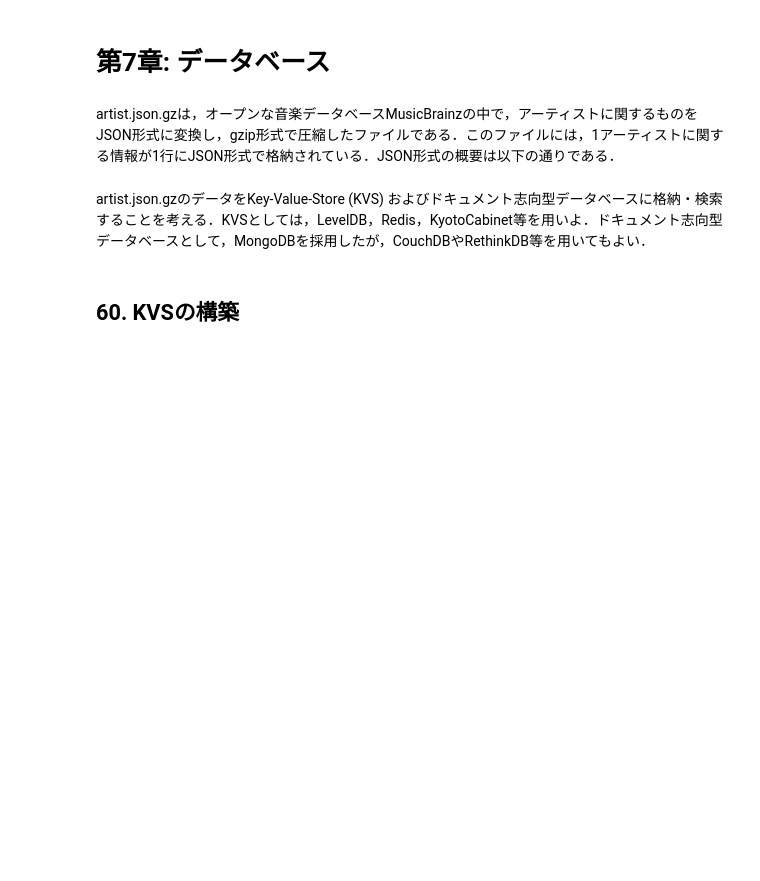
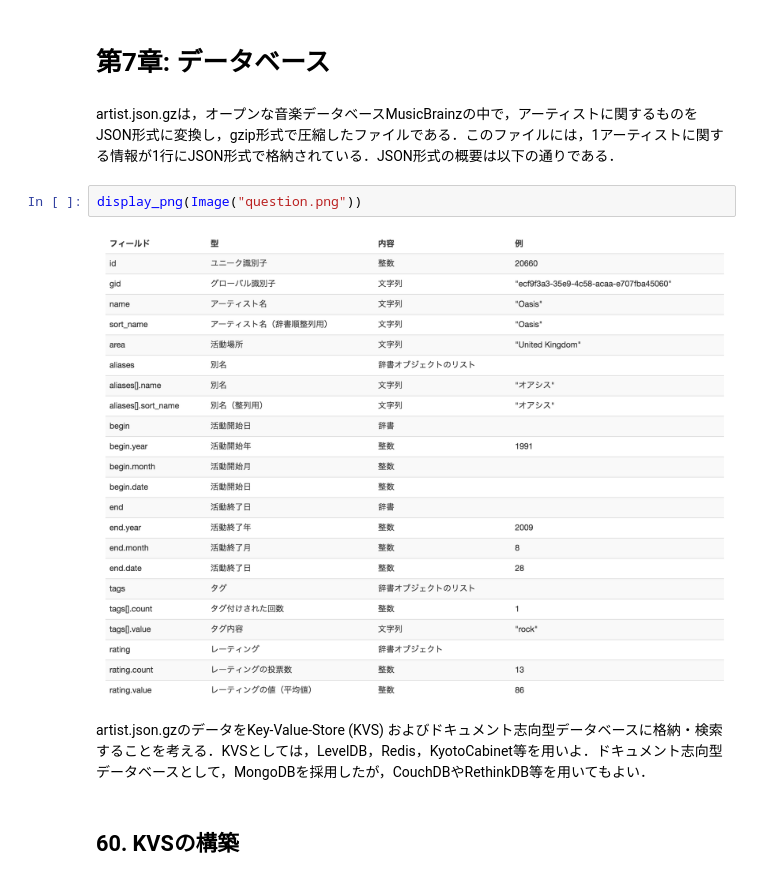
Before and after one commit to bankosho/nlp100, a Jupyter notebook: chapter07/ch07_whx.ipynb, the cells around one changed output. Saved outputs shown, nothing was run; the diff lists cells and outputs as text; blank space fills up the shorter version.

```diff
--- a/chapter07/ch07_whx.ipynb
+++ b/chapter07/ch07_whx.ipynb
@@ -2,6 +2,10 @@
 # 第7章: データベース
 # %% [markdown]
 artist.json.gzは，オープンな音楽データベースMusicBrainzの中で，アーティストに関するものをJSON形式に変換し，gzip形式で圧縮したファイルである．このファイルには，1アーティストに関する情報が1行にJSON形式で格納されている．JSON形式の概要は以下の通りである．
+# %%
+display_png(Image("question.png"))
+# %% [output]
+[figure, added]
 # %% [markdown]
 artist.json.gzのデータをKey-Value-Store (KVS) およびドキュメント志向型データベースに格納・検索することを考える．KVSとしては，LevelDB，Redis，KyotoCabinet等を用いよ．ドキュメント志向型データベースとして，MongoDBを採用したが，CouchDBやRethinkDB等を用いてもよい．
 # %% [markdown]
```
Also changed, not shown: parts of 34 cells of this notebook, 37 other files.
